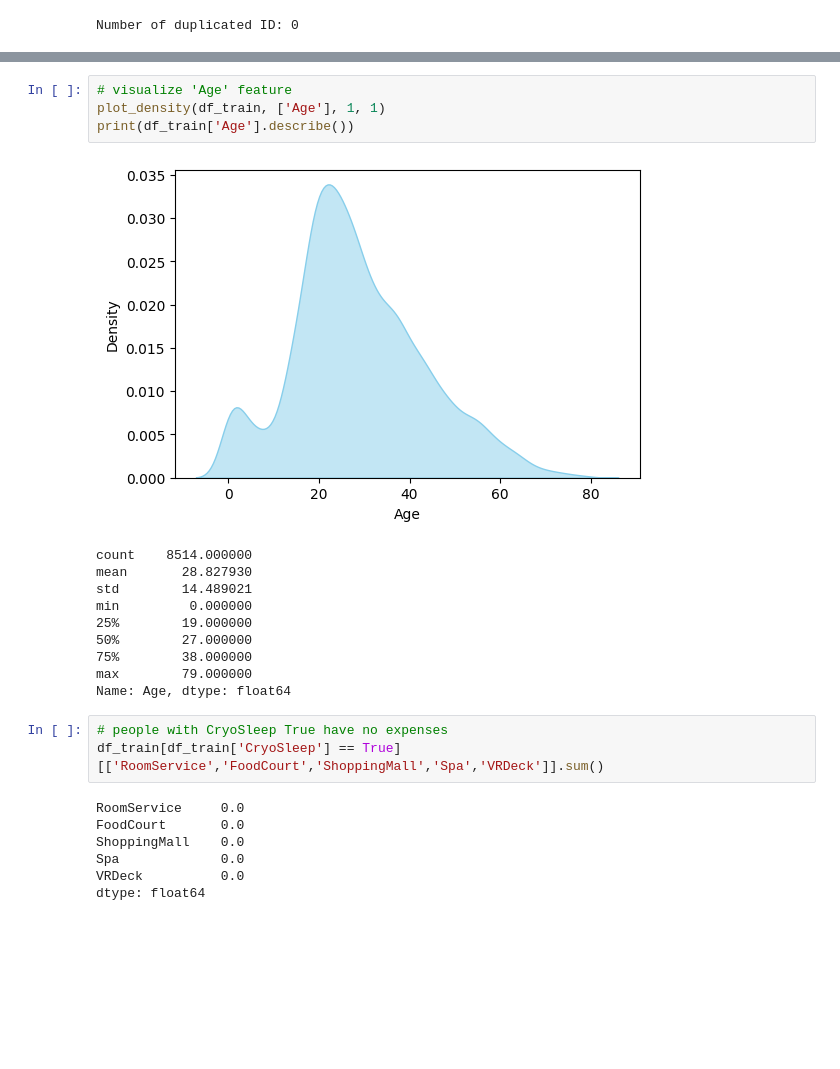
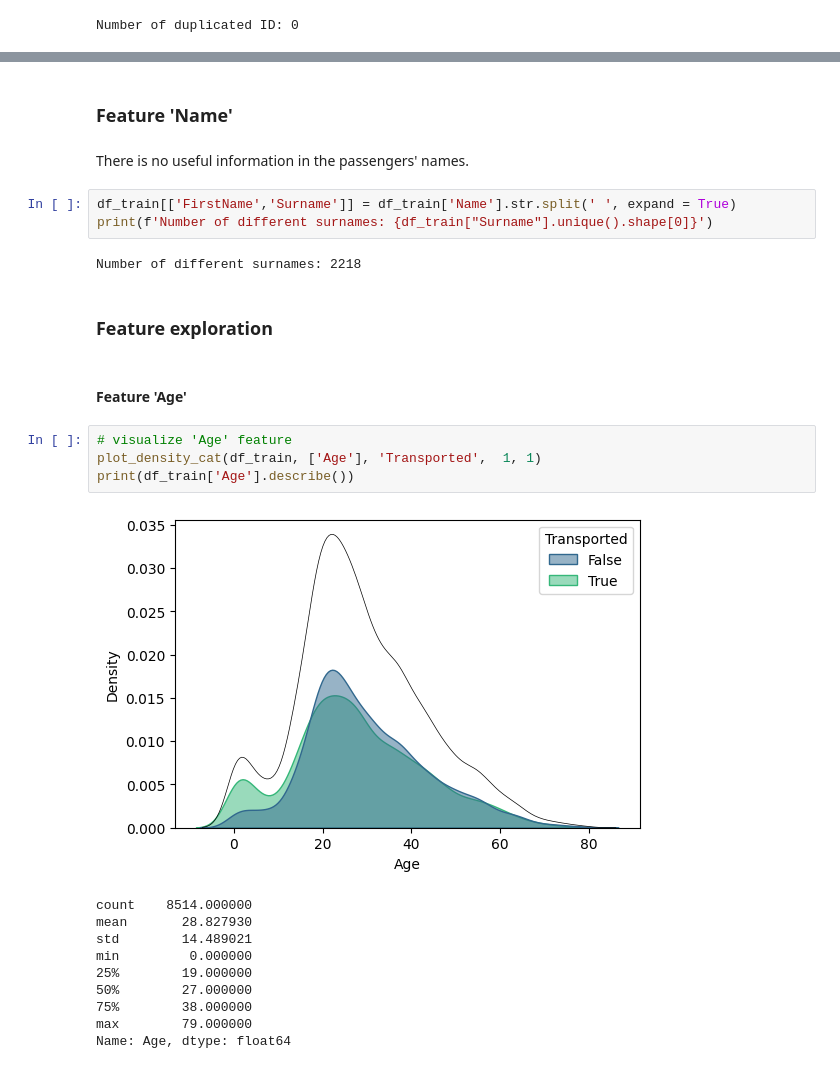
Before and after one commit to mapardo-lab/spaceshipTitanic, a Jupyter notebook: EDA.ipynb, the cells around one changed output, grey strips where cells are left out. Cells and saved outputs as stored; diff of their text form; blank space fills up the shorter version.

```diff
--- a/EDA.ipynb
+++ b/EDA.ipynb
@@ -81,9 +153,22 @@ Number False values: 4315
+# %% [markdown]
+### Feature 'Name'
+# %% [markdown]
+There is no useful information in the passengers' names.
+# %%
+df_train[['FirstName','Surname']] = df_train['Name'].str.split(' ', expand = True)
+print(f'Number of different surnames: {df_train["Surname"].unique().shape[0]}')
+# %% [output]
+Number of different surnames: 2218
+# %% [markdown]
+### Feature exploration
+# %% [markdown]
+#### Feature 'Age'
 # %%
 # visualize 'Age' feature
-plot_density(df_train, ['Age'], 1, 1)
+plot_density_cat(df_train, ['Age'], 'Transported',  1, 1)
 print(df_train['Age'].describe())
 # %% [output]
-[figure, old version]
+[figure, new version]
 count    8514.000000
 mean       28.827930
 std        14.489021
@@ -93,13 +178,3 @@ min         0.000000
 75%        38.000000
 max        79.000000
 Name: Age, dtype: float64
-# %%
-# people with CryoSleep True have no expenses
-df_train[df_train['CryoSleep'] == True][['RoomService','FoodCourt','ShoppingMall','Spa','VRDeck']].sum()
-# %% [output]
-RoomService     0.0
-FoodCourt       0.0
-ShoppingMall    0.0
-Spa             0.0
-VRDeck          0.0
-dtype: float64
```
Also changed, not shown: parts of 49 cells of this notebook, 3 other files.
